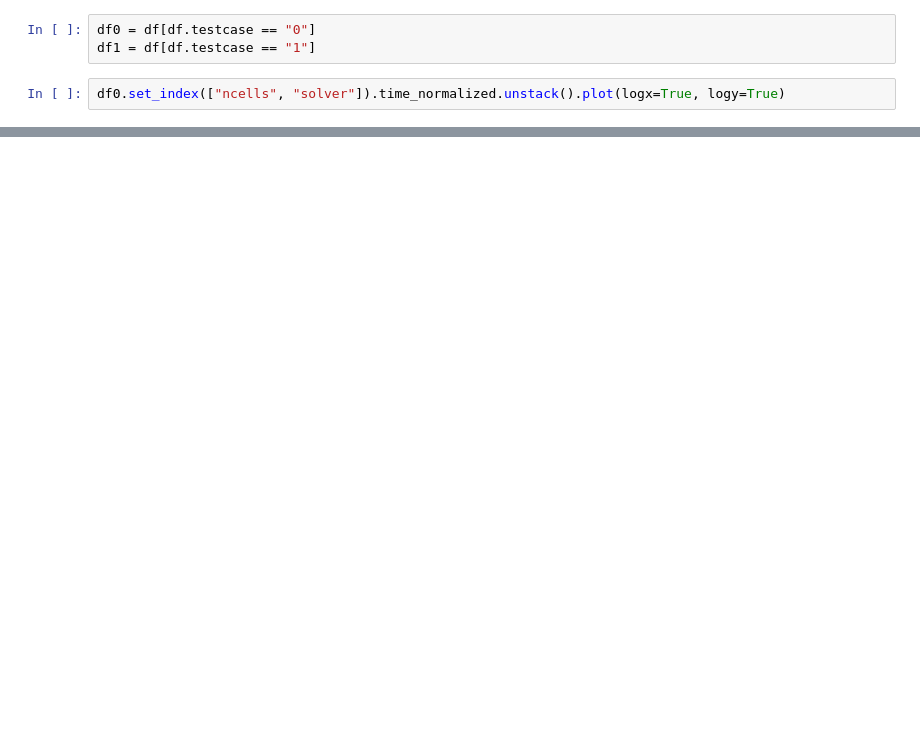
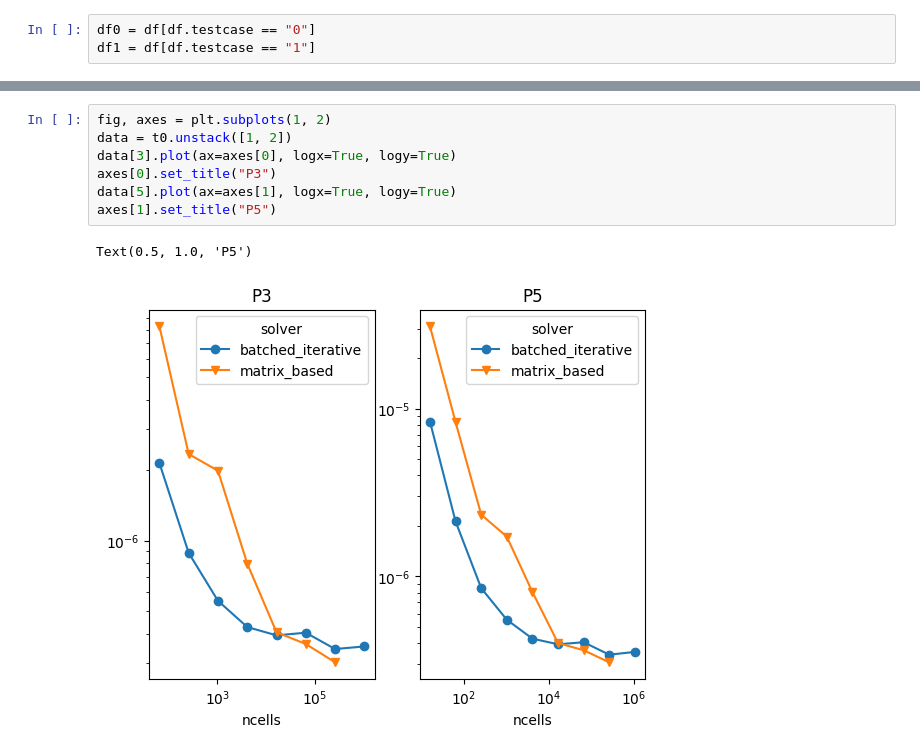
Before and after one commit to MarcelKoch/data-analysis, a Jupyter notebook: cse-batched/testing.ipynb, the cells around one changed output, grey strips where cells are left out. Drawn from its saved outputs; the diff is of its cells as text; blank space fills up the shorter version.

```diff
--- a/cse-batched/testing.ipynb
+++ b/cse-batched/testing.ipynb
@@ -65,5 +81,3 @@ df
 # %%
 df0 = df[df.testcase == "0"]
 df1 = df[df.testcase == "1"]
-# %%
-df0.set_index(["ncells", "solver"]).time_normalized.unstack().plot(logx=True, logy=True)
@@ -77,0 +110,10 @@ df1.set_index(["ncells", "solver"]).time_normalized.unstack().plot(logx=True, lo
+# %%
+fig, axes = plt.subplots(1, 2)
+data = t0.unstack([1, 2])
+data[3].plot(ax=axes[0], logx=True, logy=True)
+axes[0].set_title("P3")
+data[5].plot(ax=axes[1], logx=True, logy=True)
+axes[1].set_title("P5")
+# %% [output]
+Text(0.5, 1.0, 'P5')
+[figure, added]
```
Also changed, not shown: parts of 12 cells of this notebook.
